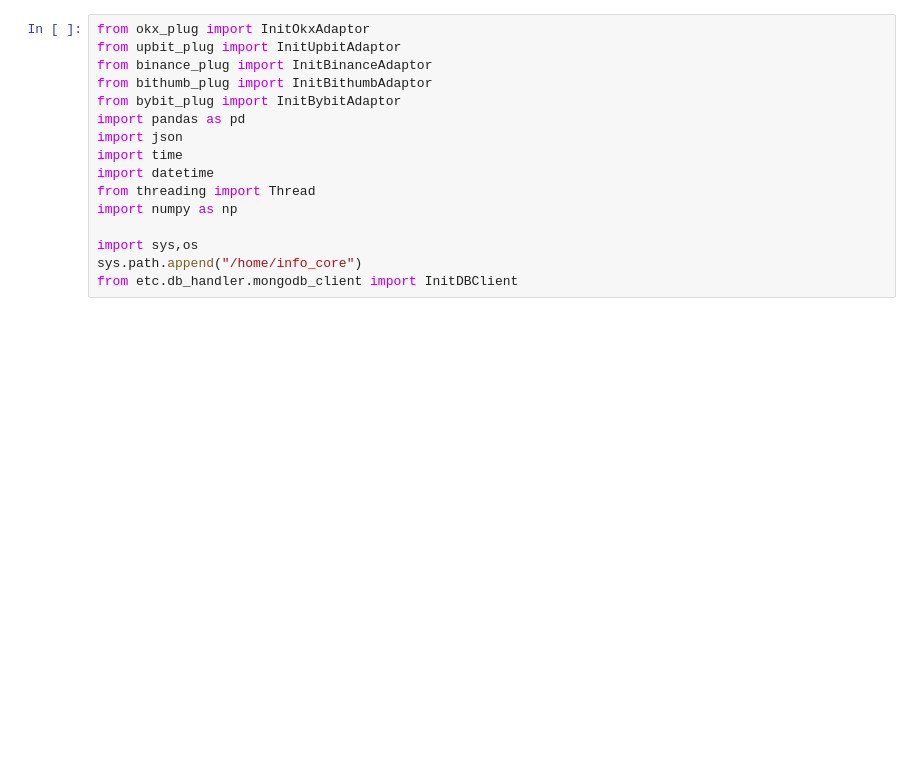
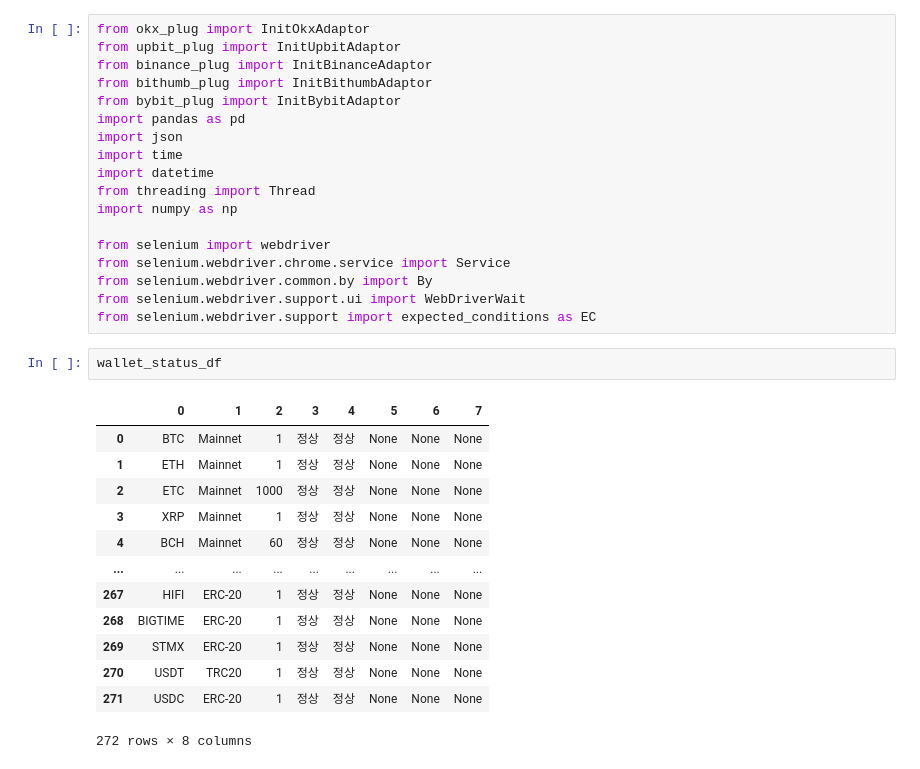
Before and after one commit to charlie115/act, a Jupyter notebook: exchange_plugin/test_plugins.ipynb, the cells around one changed output. Drawn from its saved outputs; the diff is of its cells as text; blank space fills up the shorter version.

```diff
--- a/exchange_plugin/test_plugins.ipynb
+++ b/exchange_plugin/test_plugins.ipynb
@@ -11,9 +11,27 @@ import datetime
 from threading import Thread
 import numpy as np
 
-import sys,os
-sys.path.append("/home/info_core")
-from etc.db_handler.mongodb_client import InitDBClient
+from selenium import webdriver
+from selenium.webdriver.chrome.service import Service
+from selenium.webdriver.common.by import By
+from selenium.webdriver.support.ui import WebDriverWait
+from selenium.webdriver.support import expected_conditions as EC
+# %%
+wallet_status_df
+# %% [output]
+|  | 0 | 1 | 2 | 3 | 4 | 5 | 6 | 7 |
+| 0 | BTC | Mainnet | 1 | 정상 | 정상 | None | None | None |
+| 1 | ETH | Mainnet | 1 | 정상 | 정상 | None | None | None |
+| 2 | ETC | Mainnet | 1000 | 정상 | 정상 | None | None | None |
+| 3 | XRP | Mainnet | 1 | 정상 | 정상 | None | None | None |
+| 4 | BCH | Mainnet | 60 | 정상 | 정상 | None | None | None |
+| ... | ... | ... | ... | ... | ... | ... | ... | ... |
+| 267 | HIFI | ERC-20 | 1 | 정상 | 정상 | None | None | None |
+| 268 | BIGTIME | ERC-20 | 1 | 정상 | 정상 | None | None | None |
+| 269 | STMX | ERC-20 | 1 | 정상 | 정상 | None | None | None |
+| 270 | USDT | TRC20 | 1 | 정상 | 정상 | None | None | None |
+| 271 | USDC | ERC-20 | 1 | 정상 | 정상 | None | None | None |
+272 rows × 8 columns
 # %%
 info_dict = {}
 info_thread_dict = {}
```
Also changed, not shown: parts of 8 cells of this notebook, 5 other files.
